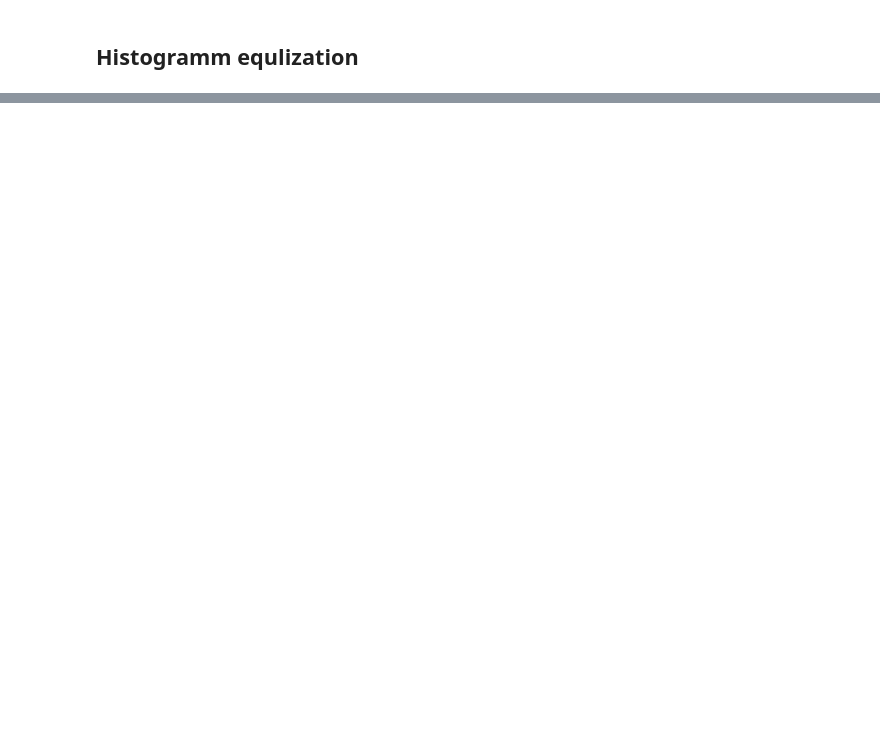
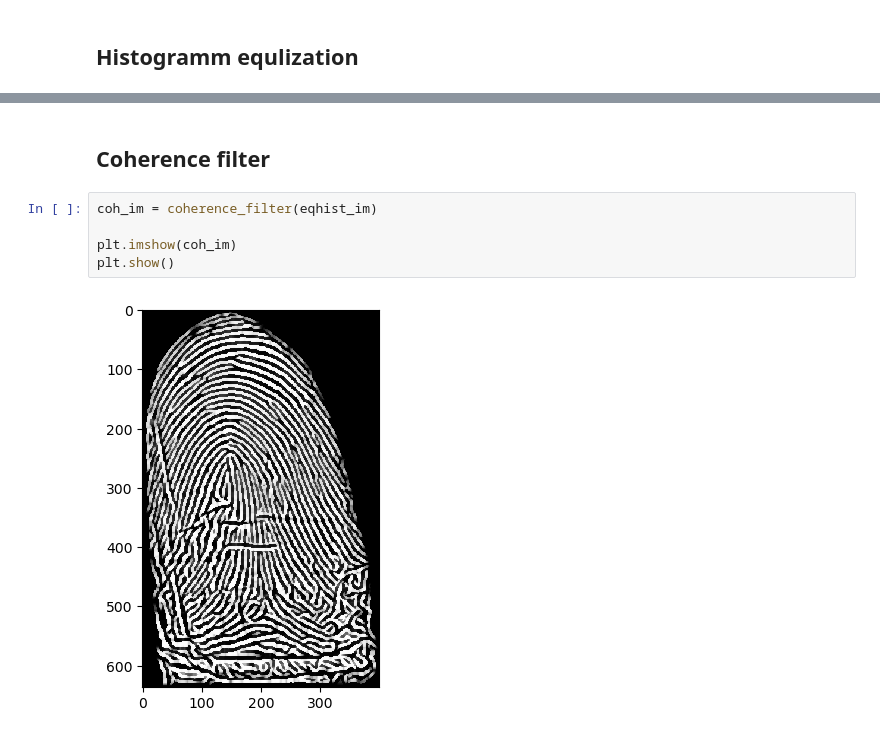
Before and after one commit to veruti/fingerprint_validation, a Jupyter notebook: notebooks/5. Image preprocessing.ipynb, the cells around one changed output, grey strips where cells are left out. Cells and saved outputs as stored; diff of their text form; blank space fills up the shorter version.

```diff
--- a/notebooks/5. Image preprocessing.ipynb
+++ b/notebooks/5. Image preprocessing.ipynb
@@ -102,0 +103,9 @@ pass
+# %% [markdown]
+## Coherence filter
+# %%
+coh_im = coherence_filter(eqhist_im)
+
+plt.imshow(coh_im)
+plt.show()
+# %% [output]
+[figure, added]
```
Also changed, not shown: parts of 9 cells of this notebook.
